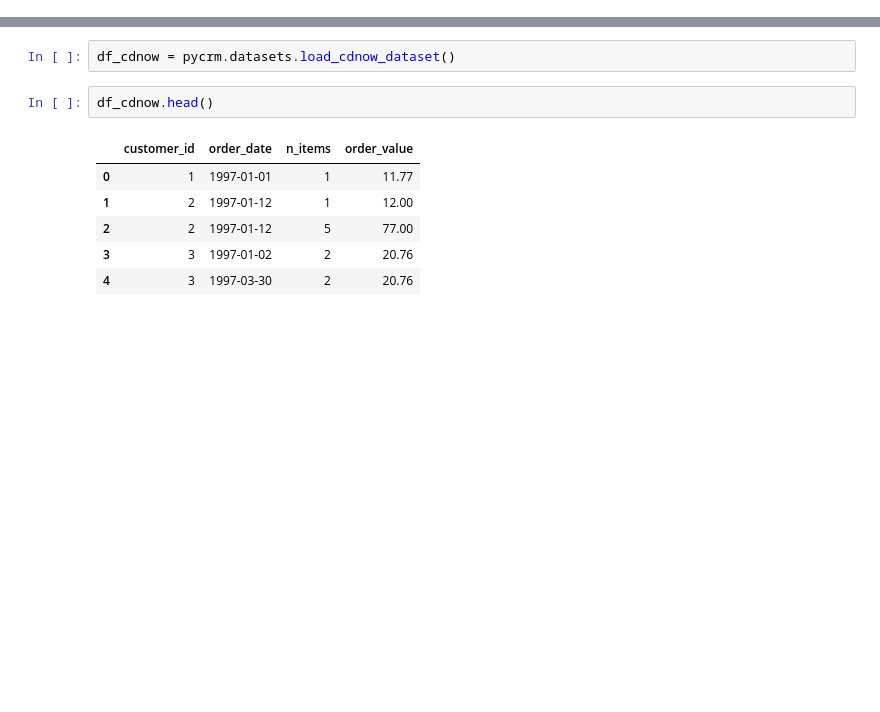
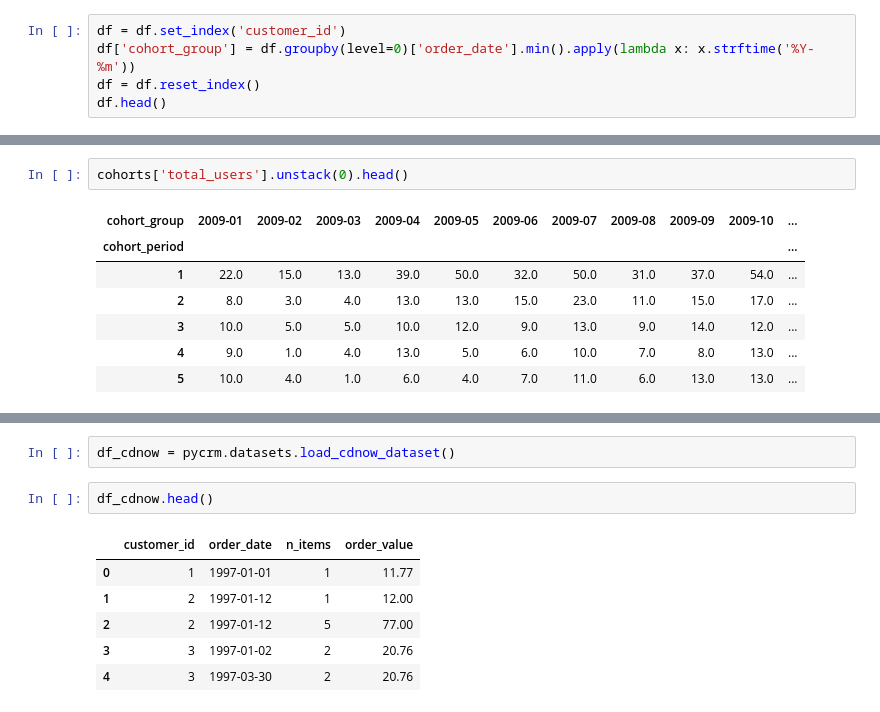
Before and after one commit to pfcor/pycrm, a Jupyter notebook: pycrm-dev-nb.ipynb, the cells around one changed output, grey strips where cells are left out. Drawn from its saved outputs; the diff is of its cells as text; blank space fills up the shorter version.

```diff
--- a/pycrm-dev-nb.ipynb
+++ b/pycrm-dev-nb.ipynb
@@ -8,0 +25,5 @@ import pycrm
+# %%
+df = df.set_index('customer_id')
+df['cohort_group'] = df.groupby(level=0)['order_date'].min().apply(lambda x: x.strftime('%Y-%m'))
+df = df.reset_index()
+df.head()
@@ -8,0 +117,10 @@ import pycrm
+# %%
+cohorts['total_users'].unstack(0).head()
+# %% [output]
+| cohort_group | 2009-01 | 2009-02 | 2009-03 | 2009-04 | 2009-05 | 2009-06 | 2009-07 | 2009-08 | 2009-09 | 2009-10 | ... |
+| cohort_period |  |  |  |  |  |  |  |  |  |  | ... |
+| 1 | 22.0 | 15.0 | 13.0 | 39.0 | 50.0 | 32.0 | 50.0 | 31.0 | 37.0 | 54.0 | ... |
+| 2 | 8.0 | 3.0 | 4.0 | 13.0 | 13.0 | 15.0 | 23.0 | 11.0 | 15.0 | 17.0 | ... |
+| 3 | 10.0 | 5.0 | 5.0 | 10.0 | 12.0 | 9.0 | 13.0 | 9.0 | 14.0 | 12.0 | ... |
+| 4 | 9.0 | 1.0 | 4.0 | 13.0 | 5.0 | 6.0 | 10.0 | 7.0 | 8.0 | 13.0 | ... |
+| 5 | 10.0 | 4.0 | 1.0 | 6.0 | 4.0 | 7.0 | 11.0 | 6.0 | 13.0 | 13.0 | ... |
```
Also changed, not shown: parts of 16 cells of this notebook.
